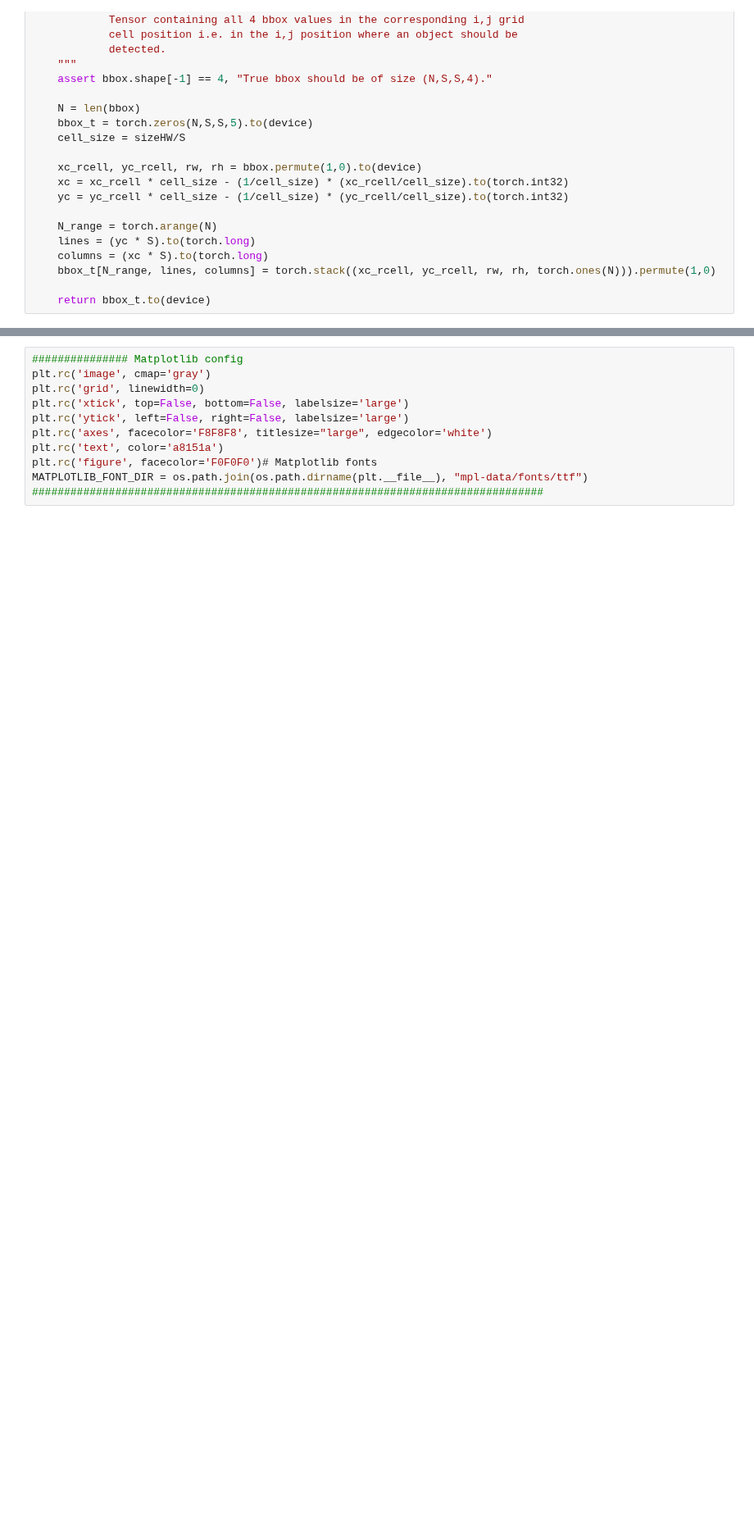
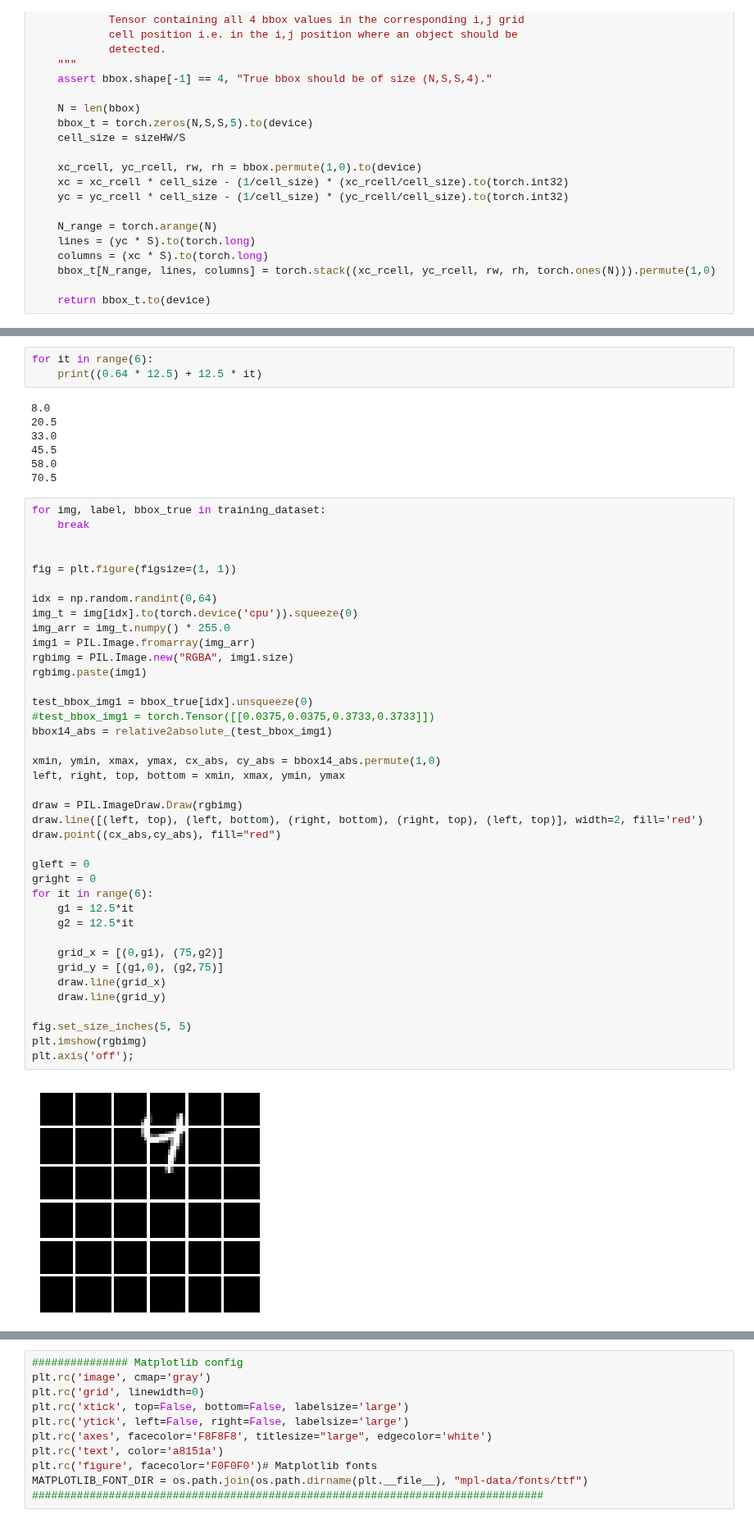
Before and after one commit to E-delweiss/Food_Recognition, a Jupyter notebook: WarmingUp_with_MNIST/YOLO_MNIST_Localization.ipynb, the cells around one changed output, grey strips where cells are left out. Shown at 82% size. Drawn from its saved outputs; the diff is of its cells as text; blank space fills up the shorter version.

Commit message:
Passage en coordonnées relative à la cellule !

```diff
--- a/WarmingUp_with_MNIST/YOLO_MNIST_Localization.ipynb
+++ b/WarmingUp_with_MNIST/YOLO_MNIST_Localization.ipynb
@@ -402,0 +486,51 @@ def bbox2Tensor(bbox:torch.Tensor, S:int=6, sizeHW:int=75, device=torch.device('
+# %%
+for it in range(6):
+    print((0.64 * 12.5) + 12.5 * it)
+# %% [output]
+8.0
+20.5
+33.0
+45.5
+58.0
+70.5
+# %%
+for img, label, bbox_true in training_dataset:
+    break
+
+
+fig = plt.figure(figsize=(1, 1))
+
+idx = np.random.randint(0,64)
+img_t = img[idx].to(torch.device('cpu')).squeeze(0)
+img_arr = img_t.numpy() * 255.0
+img1 = PIL.Image.fromarray(img_arr)
+rgbimg = PIL.Image.new("RGBA", img1.size)
+rgbimg.paste(img1)
+
+test_bbox_img1 = bbox_true[idx].unsqueeze(0)
+#test_bbox_img1 = torch.Tensor([[0.0375,0.0375,0.3733,0.3733]])
+bbox14_abs = relative2absolute_(test_bbox_img1)
+
+xmin, ymin, xmax, ymax, cx_abs, cy_abs = bbox14_abs.permute(1,0)
+left, right, top, bottom = xmin, xmax, ymin, ymax
+
+draw = PIL.ImageDraw.Draw(rgbimg)
+draw.line([(left, top), (left, bottom), (right, bottom), (right, top), (left, top)], width=2, fill='red')
+draw.point((cx_abs,cy_abs), fill="red")
+
+gleft = 0
+gright = 0
+for it in range(6):
+    g1 = 12.5*it
+    g2 = 12.5*it
+
+    grid_x = [(0,g1), (75,g2)]
+    grid_y = [(g1,0), (g2,75)]
+    draw.line(grid_x)
+    draw.line(grid_y)
+
+fig.set_size_inches(5, 5)
+plt.imshow(rgbimg)
+plt.axis('off');
+# %% [output]
+[figure, added]
```
Also changed, not shown: parts of 42 cells of this notebook.
